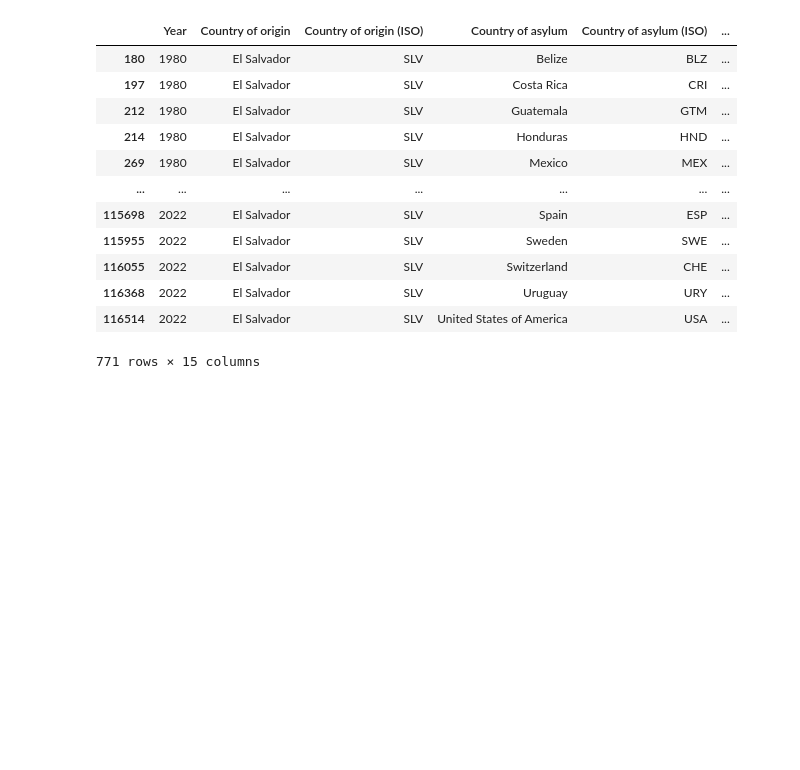
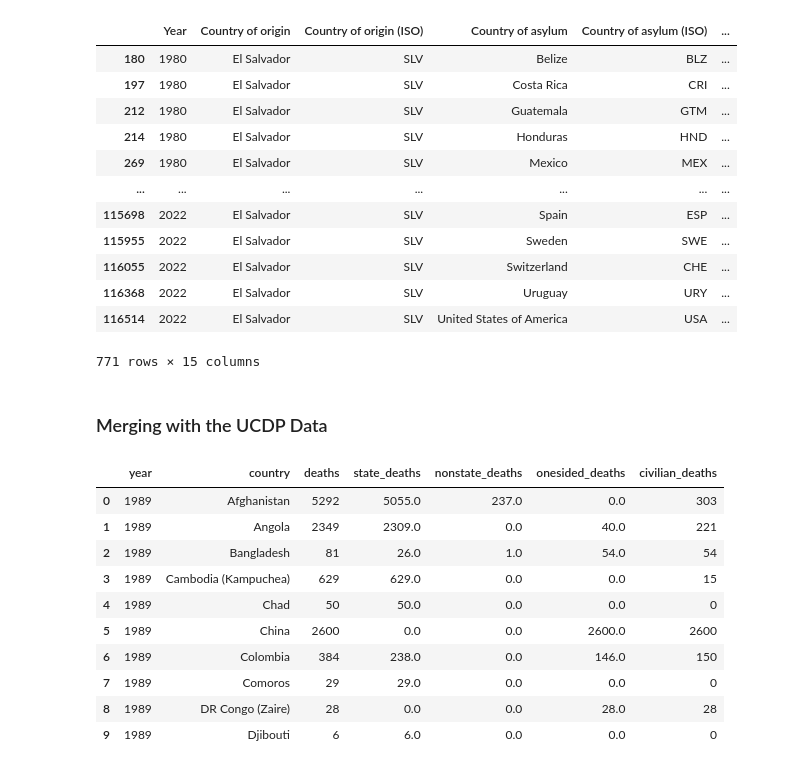
Before and after one commit to luisquinonesPR/thesis, a Jupyter notebook: UNHCR EDA.ipynb, the cells around one changed output. Cells and saved outputs as stored; diff of their text form; code cells hidden in the pictures; blank space fills up the shorter version.

```diff
--- a/UNHCR EDA.ipynb
+++ b/UNHCR EDA.ipynb
@@ -2,4 +2,6 @@
 import pandas as pd
 import matplotlib.pyplot as plt
 import os
+
+path = os.getcwd()
 # %%
@@ -276,3 +278,5 @@ df.loc[df['Country of origin (ISO)'] == 'SLV']
 | 116368 | 2022 | El Salvador | SLV | Uruguay | URY | ... |
 | 116514 | 2022 | El Salvador | SLV | United States of America | USA | ... |
 771 rows × 15 columns
+# %% [markdown]
+### Merging with the UCDP Data
@@ -278,0 +285,21 @@ df.loc[df['Country of origin (ISO)'] == 'SLV']
+# %%
+ucdp_country = ucdp.groupby(['year', 'country']).agg(
+    deaths = ('best', 'sum'),
+    state_deaths = ('best_state','sum'),
+    nonstate_deaths = ('best_nonstate','sum'),
+    onesided_deaths = ('best_onesided','sum'),
+    civilian_deaths = ('deaths_civilians','sum')).reset_index()
+
+ucdp_country.head(10)
+# %% [output]
+|  | year | country | deaths | state_deaths | nonstate_deaths | onesided_deaths | civilian_deaths |
+| 0 | 1989 | Afghanistan | 5292 | 5055.0 | 237.0 | 0.0 | 303 |
+| 1 | 1989 | Angola | 2349 | 2309.0 | 0.0 | 40.0 | 221 |
+| 2 | 1989 | Bangladesh | 81 | 26.0 | 1.0 | 54.0 | 54 |
+| 3 | 1989 | Cambodia (Kampuchea) | 629 | 629.0 | 0.0 | 0.0 | 15 |
+| 4 | 1989 | Chad | 50 | 50.0 | 0.0 | 0.0 | 0 |
+| 5 | 1989 | China | 2600 | 0.0 | 0.0 | 2600.0 | 2600 |
+| 6 | 1989 | Colombia | 384 | 238.0 | 0.0 | 146.0 | 150 |
+| 7 | 1989 | Comoros | 29 | 29.0 | 0.0 | 0.0 | 0 |
+| 8 | 1989 | DR Congo (Zaire) | 28 | 0.0 | 0.0 | 28.0 | 28 |
+| 9 | 1989 | Djibouti | 6 | 6.0 | 0.0 | 0.0 | 0 |
```
Also changed, not shown: parts of 8 cells of this notebook, 1 other file.
